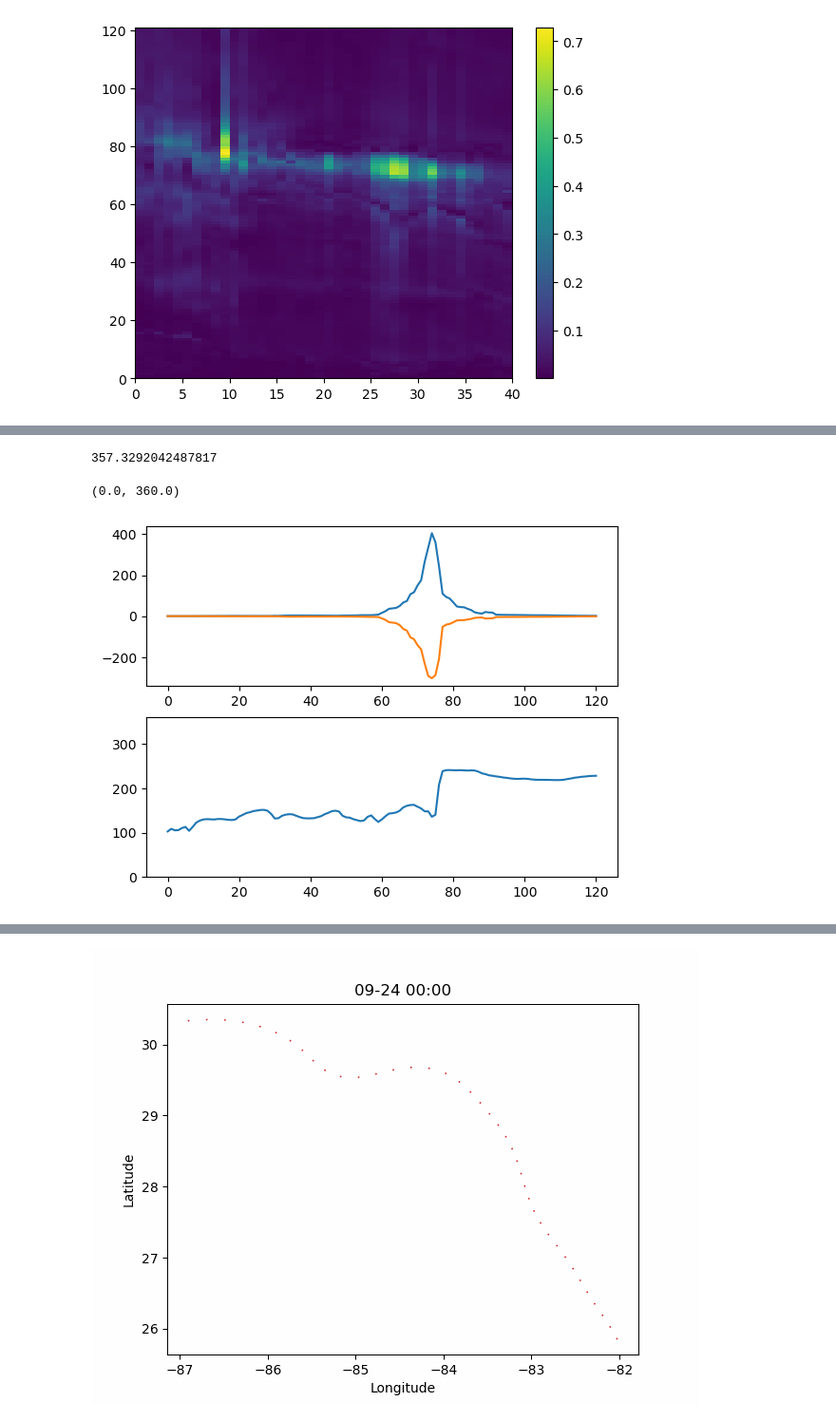
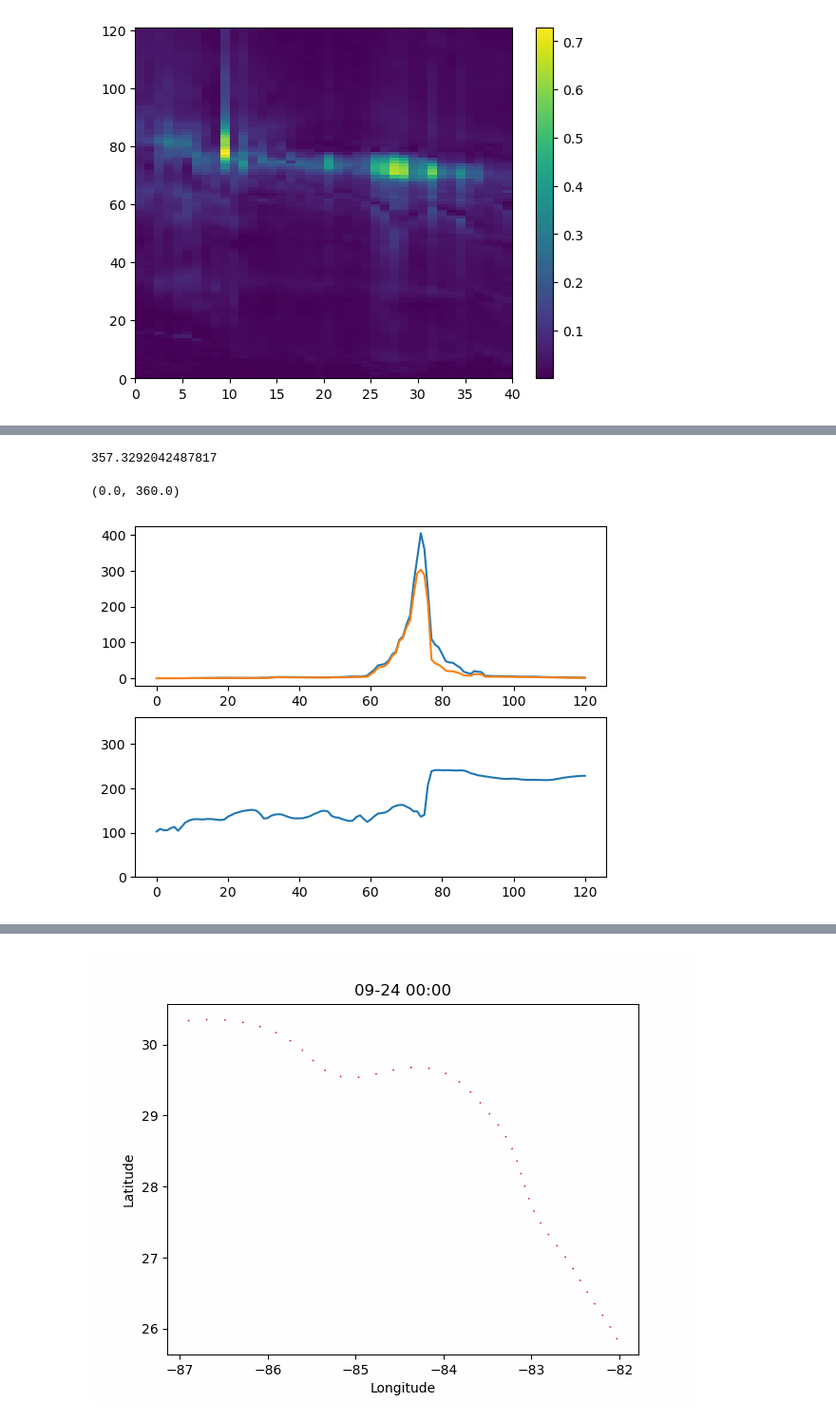
Before and after one commit to csherwood-usgs/NOPP_comparison, a Jupyter notebook: extract_eflux_on_contour.ipynb, the cells around one changed output, grey strips where cells are left out. Shown at 95% size. Saved outputs shown, nothing was run; the diff lists cells and outputs as text; code cells hidden in the pictures.

Commit message:
finished curtain plot

```diff
--- a/extract_eflux_on_contour.ipynb
+++ b/extract_eflux_on_contour.ipynb
@@ -152,7 +265,7 @@ for i, contour_point in enumerate( contour_points):
 
         # Apply bilinear interpolation for Hwave, Dwave, and Pwave_top
         Hwave_avg[i, j] = bilinear_interpolation(distances[near_dists_flat_idx], Hwave_near)
-        Dwave_avg[i, j] = bilinear_interpolation(distances[near_dists_flat_idx], Dwave_near)
+        Dwave_avg[i, j] = direction_bilinear_interpolation(distances[near_dists_flat_idx], Dwave_near)
         Pwave_avg[i, j] = bilinear_interpolation(distances[near_dists_flat_idx], Pwave_near)
 
         # Calculate the min and max values of the nearest points for Hwave, Dwave, and Pwave_top
@@ -270,7 +310,8 @@ Eflux = np.nan*np.ones( (npoints, ntimes) )
 EfluxS = Eflux.copy()
 _, Sdir = pcoord( normals[:,0], normals[:,1] )
 
+# N.B. - Dwave is direction waves are FROM. Need to rotate 180 for plotting...thus the modulus operator.
 for i in range( npoints ):
     for j in range( ntimes ):
         Eflux[i, j] = calc_Eflux( Hwave_avg[i, j], Pwave_avg[i, j], h_avg[i] )
-        EfluxS[i, j] = calc_EfluxS( Eflux[i,j], Dwave_avg[i,j], normals[i, 0], normals[i, 1] )
+        EfluxS[i, j] = calc_EfluxS( Eflux[i,j], (Dwave_avg[i,j] + 180.) % 360., normals[i, 0], normals[i, 1] )
@@ -276,0 +325,9 @@ for i in range( npoints ):
+# %%
+# Eliminate offshore fluxes
+EfluxS[ EfluxS < 0. ] = 0.
+mxEfluxS = np.max(EfluxS, 1)
+np.shape(mxEfluxS)
+plt.plot(contour_dist, mxEfluxS )
+plt.xlabel('Alongshore Distance (km)')
+plt.ylabel('Max. Shoreward Wave Energy Flux (Watts/m)')
+plt.show()
@@ -277,16 +336,17 @@ for i in range( npoints ):
 # %%
 cpt = 14
 
 print(Sdir[cpt])
 fig, axs = plt.subplots( 2, 1 )
 axs[0].plot( Eflux[cpt,:] )
+axs[0].plot( Eflux[cpt,:] )
 axs[0].plot( EfluxS[cpt,:] )
 axs[1].plot( Dwave_avg[cpt,:])
 axs[1].set_ylim( 0, 360 )
 # %% [output]
 357.3292042487817
 (0.0, 360.0)
-[figure, old version]
+[figure, new version]
 # %%
 plt.plot( contour_points[:,0], contour_points[:,1])
 plt.plot( contour_points[14,0], contour_points[14, 1], '.r')
```
Also changed, not shown: parts of 12 cells of this notebook.
